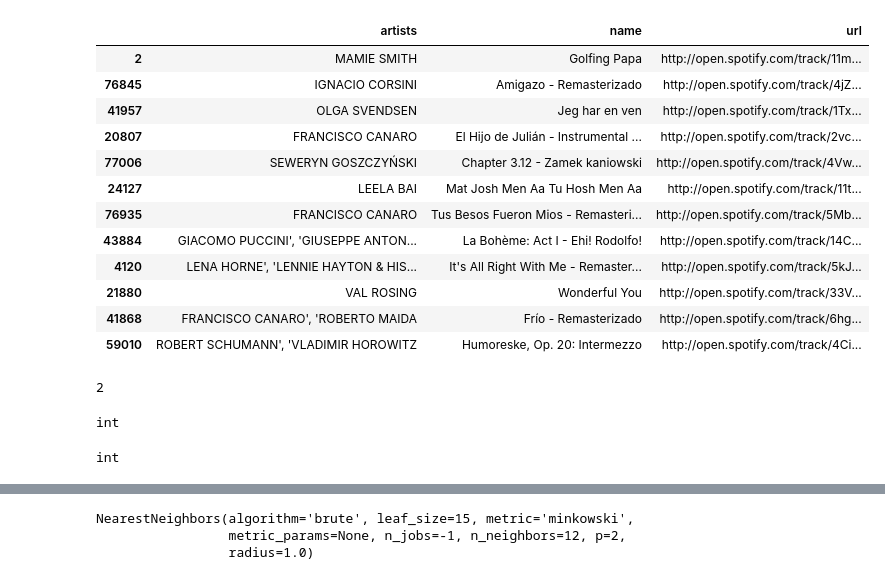
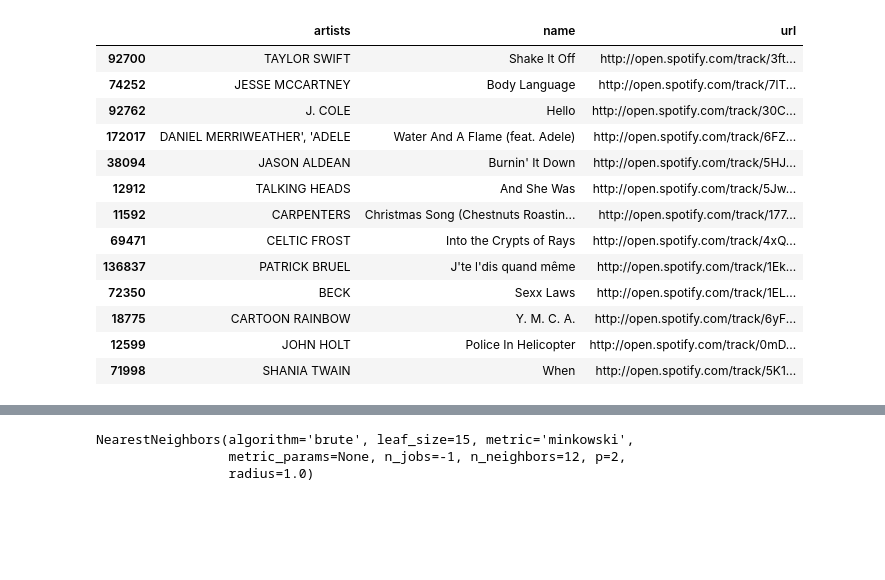
Before and after one commit to Jroc561/spotify_suggester, a Jupyter notebook: josh.ipynb, the cells around one changed output, grey strips where cells are left out. Saved outputs shown, nothing was run; the diff lists cells and outputs as text; code cells hidden in the pictures; blank space fills up the shorter version.

```diff
--- a/josh.ipynb
+++ b/josh.ipynb
@@ -32,6 +47,6 @@ Categorical:
 # %%
 def song_model(input):
-    df = pd.read_csv('data/edited_data.csv')
+    df = pd.read_csv('suggestor/edited_data.csv')
     # adding direct url to data set by adding url prefix and id
     url = 'http://open.spotify.com/track/' + df['id']
     df['url'] = url
@@ -51,7 +66,7 @@ def song_model(input):
     df_target = df[y_set]
 
     # fit on data, 12 neighbors
-    nn = NearestNeighbors(algorithm='brute', leaf_size =15, n_neighbors=12, n_jobs=-1)
+    nn = NearestNeighbors(algorithm='brute', leaf_size =15, n_neighbors=15, n_jobs=-1)
     nn.fit(df_data)
 
     # sample a song(index) from df_data to use as our query point
@@ -60,43 +75,29 @@ def song_model(input):
     # vectorize
     data_vect = [df_data.iloc[input_index].values]
     neigh_dist, neigh_indices = nn.kneighbors(data_vect)
-    indexs = neigh_indices.flat[0:12].tolist()
+    indexs = neigh_indices.flat[2:15].tolist()
 
     #adding url to each track
     output = df_target.iloc[indexs]
     return (output)
 # %%
-input = 'Golfing Papa'
+input = 'Shake It Off'
 index = df.loc[df.isin([input]).any(axis=1)].index.tolist()
 index = index[0]
 model = song_model(index)
 model
 # %% [output]
 |  | artists | name | url |
-| 2 | MAMIE SMITH | Golfing Papa | http://open.spotify.com/track/11m... |
-| 76845 | IGNACIO CORSINI | Amigazo - Remasterizado | http://open.spotify.com/track/4jZ... |
-| 41957 | OLGA SVENDSEN | Jeg har en ven | http://open.spotify.com/track/1Tx... |
-| 20807 | FRANCISCO CANARO | El Hijo de Julián - Instrumental ... | http://open.spotify.com/track/2vc... |
-| 77006 | SEWERYN GOSZCZYŃSKI | Chapter 3.12 - Zamek kaniowski | http://open.spotify.com/track/4Vw... |
-| 24127 | LEELA BAI | Mat Josh Men Aa Tu Hosh Men Aa | http://open.spotify.com/track/11t... |
-| 76935 | FRANCISCO CANARO | Tus Besos Fueron Mios - Remasteri... | http://open.spotify.com/track/5Mb... |
-| 43884 | GIACOMO PUCCINI', 'GIUSEPPE ANTON... | La Bohème: Act I - Ehi! Rodolfo! | http://open.spotify.com/track/14C... |
-| 4120 | LENA HORNE', 'LENNIE HAYTON & HIS... | It's All Right With Me - Remaster... | http://open.spotify.com/track/5kJ... |
-| 21880 | VAL ROSING | Wonderful You | http://open.spotify.com/track/33V... |
-| 41868 | FRANCISCO CANARO', 'ROBERTO MAIDA | Frío - Remasterizado | http://open.spotify.com/track/6hg... |
-| 59010 | ROBERT SCHUMANN', 'VLADIMIR HOROWITZ | Humoreske, Op. 20: Intermezzo | http://open.spotify.com/track/4Ci... |
+| 92700 | TAYLOR SWIFT | Shake It Off | http://open.spotify.com/track/3ft... |
+| 74252 | JESSE MCCARTNEY | Body Language | http://open.spotify.com/track/7lT... |
+| 92762 | J. COLE | Hello | http://open.spotify.com/track/30C... |
+| 172017 | DANIEL MERRIWEATHER', 'ADELE | Water And A Flame (feat. Adele) | http://open.spotify.com/track/6FZ... |
+| 38094 | JASON ALDEAN | Burnin' It Down | http://open.spotify.com/track/5HJ... |
+| 12912 | TALKING HEADS | And She Was | http://open.spotify.com/track/5Jw... |
+| 11592 | CARPENTERS | Christmas Song (Chestnuts Roastin... | http://open.spotify.com/track/177... |
+| 69471 | CELTIC FROST | Into the Crypts of Rays | http://open.spotify.com/track/4xQ... |
+| 136837 | PATRICK BRUEL | J'te l'dis quand même | http://open.spotify.com/track/1Ek... |
+| 72350 | BECK | Sexx Laws | http://open.spotify.com/track/1EL... |
+| 18775 | CARTOON RAINBOW | Y. M. C. A. | http://open.spotify.com/track/6yF... |
+| 12599 | JOHN HOLT | Police In Helicopter | http://open.spotify.com/track/0mD... |
+| 71998 | SHANIA TWAIN | When | http://open.spotify.com/track/5K1... |
-# %%
-input = 'Golfing Papa'
-index = df.loc[df.isin([input]).any(axis=1)].index.tolist()
-index = index[0]
-index
-# %% [output]
-2
-# %%
-type(index)
-# %% [output]
-int
-# %%
-type(174385)
-# %% [output]
-int
```
Also changed, not shown: parts of 18 cells of this notebook.
